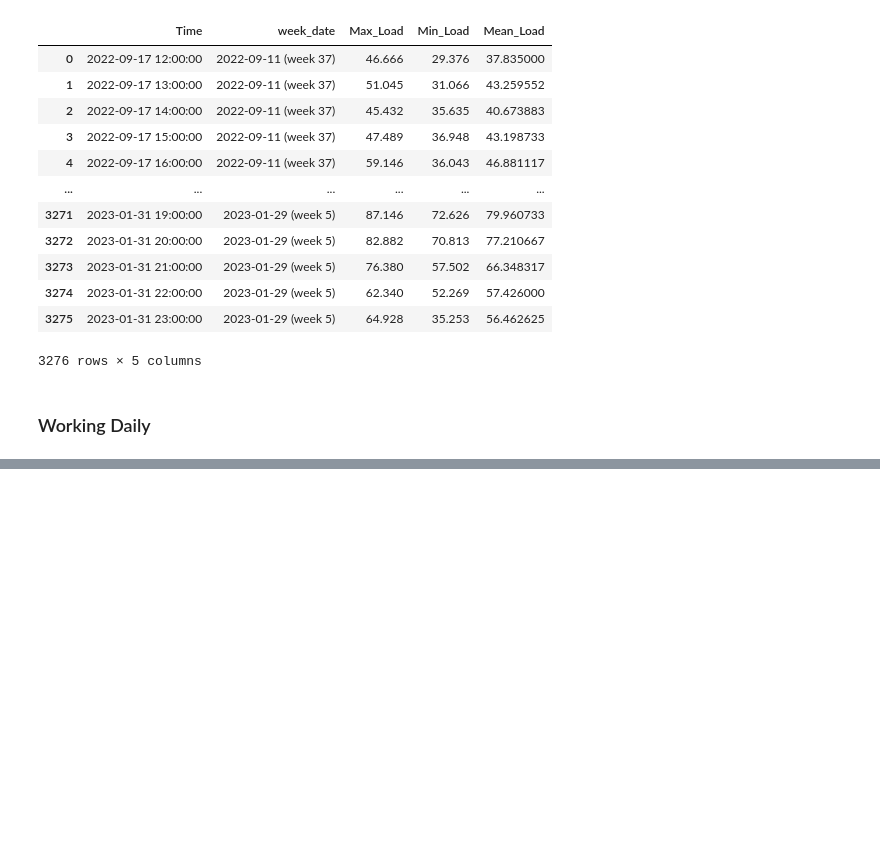
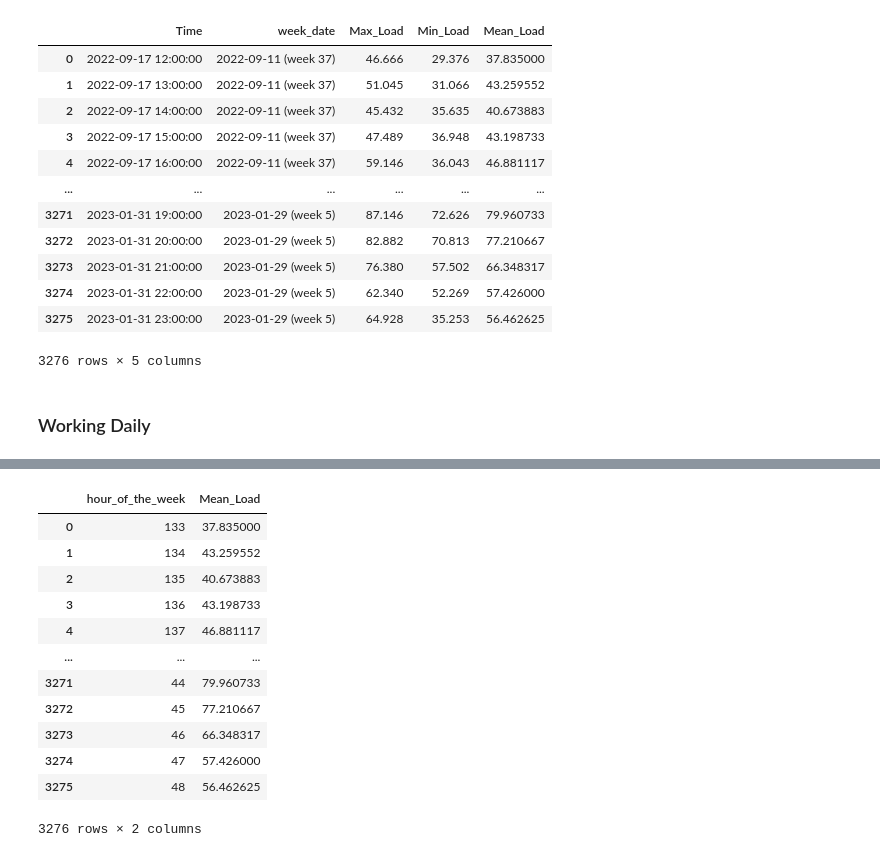
Before and after one commit to Tobi-DataDetective/Energy_Load_Profile_Classification, a Jupyter notebook: script.ipynb, the cells around one changed output, grey strips where cells are left out. Cells and saved outputs as stored; diff of their text form; code cells hidden in the pictures; blank space fills up the shorter version.

```diff
--- a/script.ipynb
+++ b/script.ipynb
@@ -143,0 +180,17 @@ df_day_mean_min_max.to_csv('df_day_mean_min_max.csv', index=False)
+# %%
+df = df_hr_max_min_mean[['hour_of_the_week','Mean_Load']]
+df
+# %% [output]
+|  | hour_of_the_week | Mean_Load |
+| 0 | 133 | 37.835000 |
+| 1 | 134 | 43.259552 |
+| 2 | 135 | 40.673883 |
+| 3 | 136 | 43.198733 |
+| 4 | 137 | 46.881117 |
+| ... | ... | ... |
+| 3271 | 44 | 79.960733 |
+| 3272 | 45 | 77.210667 |
+| 3273 | 46 | 66.348317 |
+| 3274 | 47 | 57.426000 |
+| 3275 | 48 | 56.462625 |
+3276 rows × 2 columns
```
Also changed, not shown: parts of 10 cells of this notebook.
